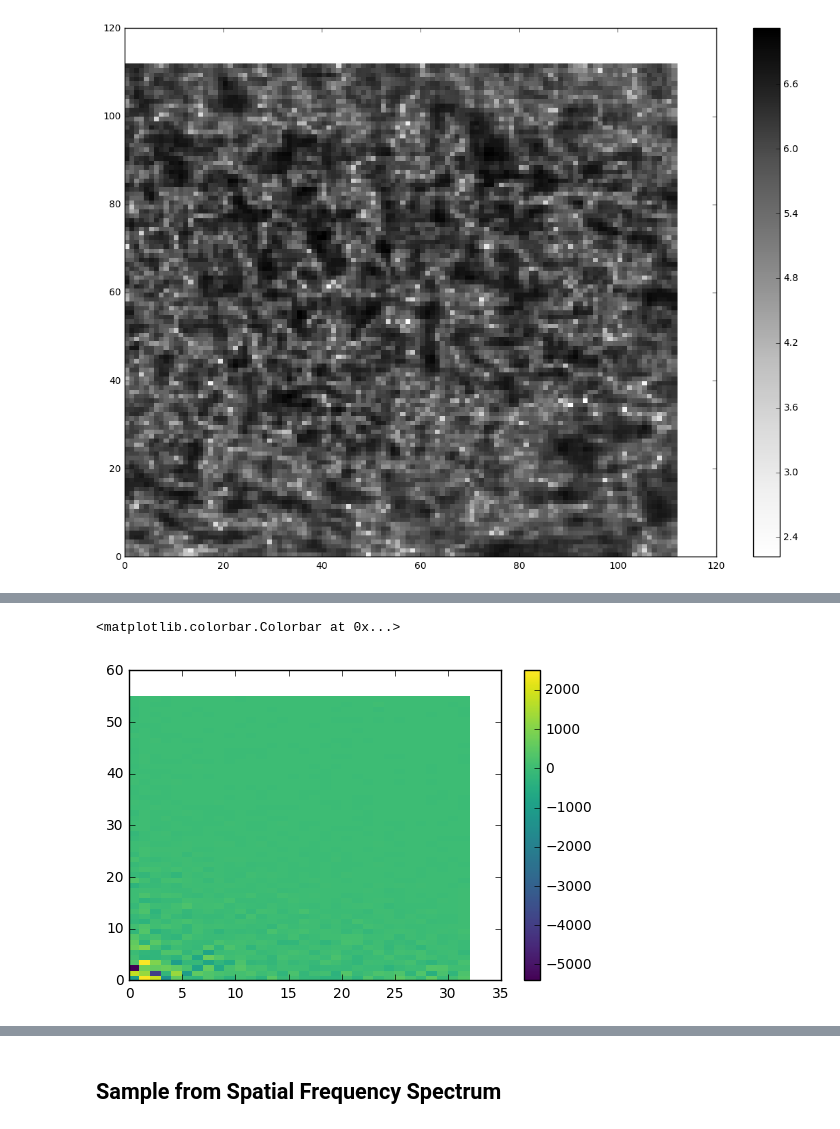
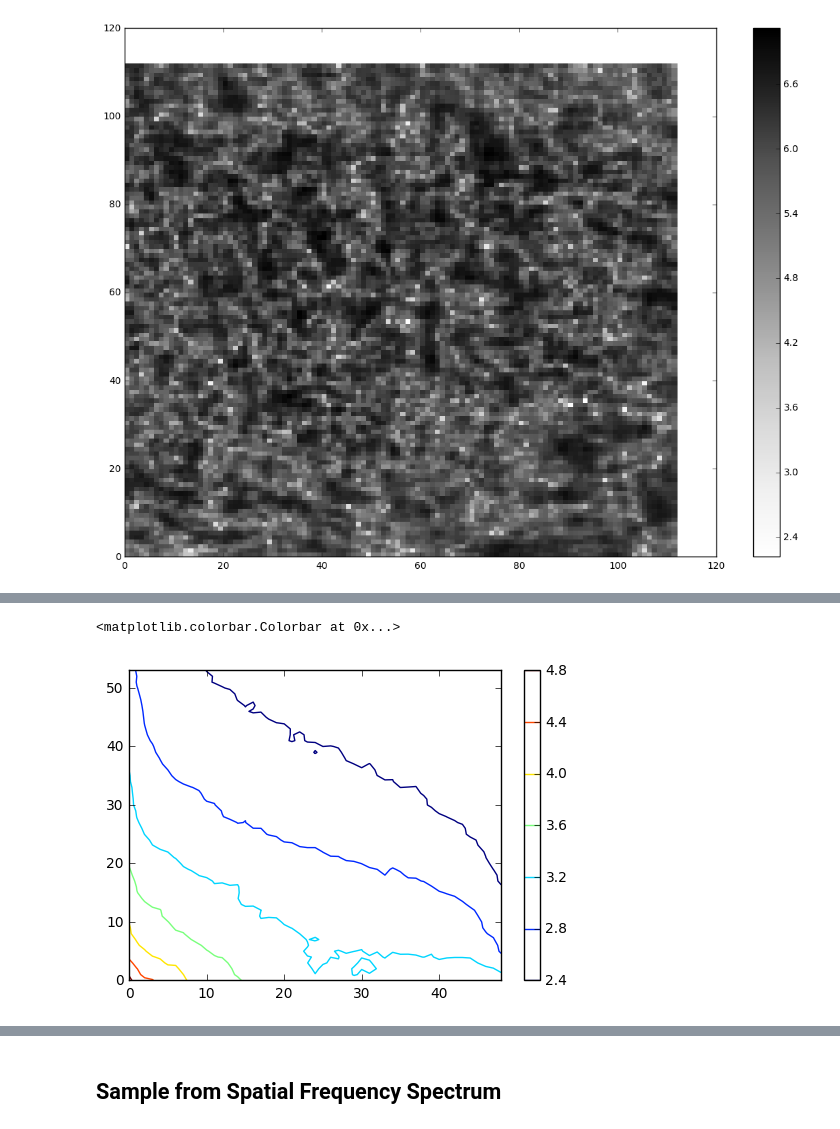
Before and after one commit to vdutell/naturalscenestatistics, a Jupyter notebook: naturalscenestats.ipynb, the cells around one changed output, grey strips where cells are left out. Drawn from its saved outputs; the diff is of its cells as text; code cells hidden in the pictures.

```diff
--- a/naturalscenestats.ipynb
+++ b/naturalscenestats.ipynb
@@ -228,11 +228,11 @@ def azimuthalAverage(image, center=None):
     nr = rind[1:] - rind[:-1]        # number of radius bin
 
     # Cumulative sum to figure out sums for each radius bin
-    csim = np.cumsum(i_sorted, dtype=float)
+    csim = np.cumsum(i_sorted, dtype=complex)
     tbin = csim[rind[1:]] - csim[rind[:-1]]
 
     radial_prof = tbin / nr
-    radial_prof = radial_prof[:np.floor(framew/2)]
+    radial_prof = radial_prof[:int(np.floor(framew/2))-1]
 
     return radial_prof
 # %%
@@ -544,0 +483,3 @@ np.shape(azmeandft)
+# %%
+##call function to take mean FT in space.
+football, azmchunk, fqspace1d, fqspacefull, fqtime = make_tdft(m, 100)
@@ -545,10 +518,8 @@ np.shape(azmeandft)
 # %%
-## heatmap
+## kelly plot
 plt.figure()
-plt.pcolormesh(azmeandft[1:,1:],cmap='viridis') #remove dc component (0hz) from time and 0 cycles/deg from space
-#plt.xscale('log')
-#plt.yscale('log')
+plt.contour(np.log10(np.abs(azmchunk[1:,1:]).T),cmap='jet') #remove dc component (0hz) from time and 0 cycles/deg from space
 plt.colorbar()
 # %% [output]
 <matplotlib.colorbar.Colorbar at 0x...>
-[figure, old version]
+[figure, new version]
```
Also changed, not shown: parts of 30 cells of this notebook.
